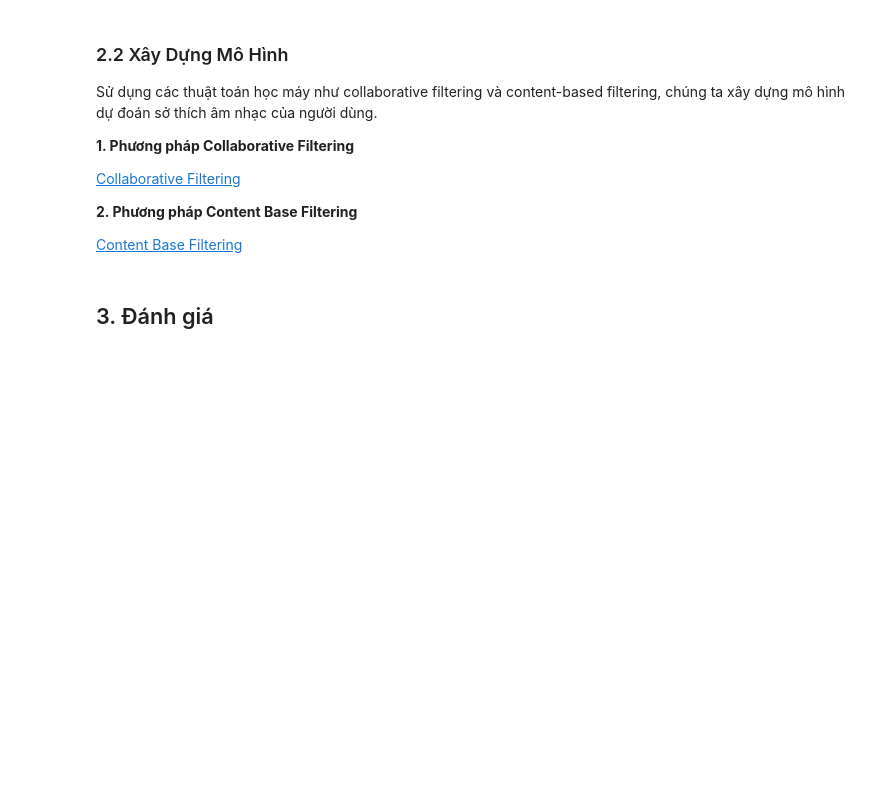
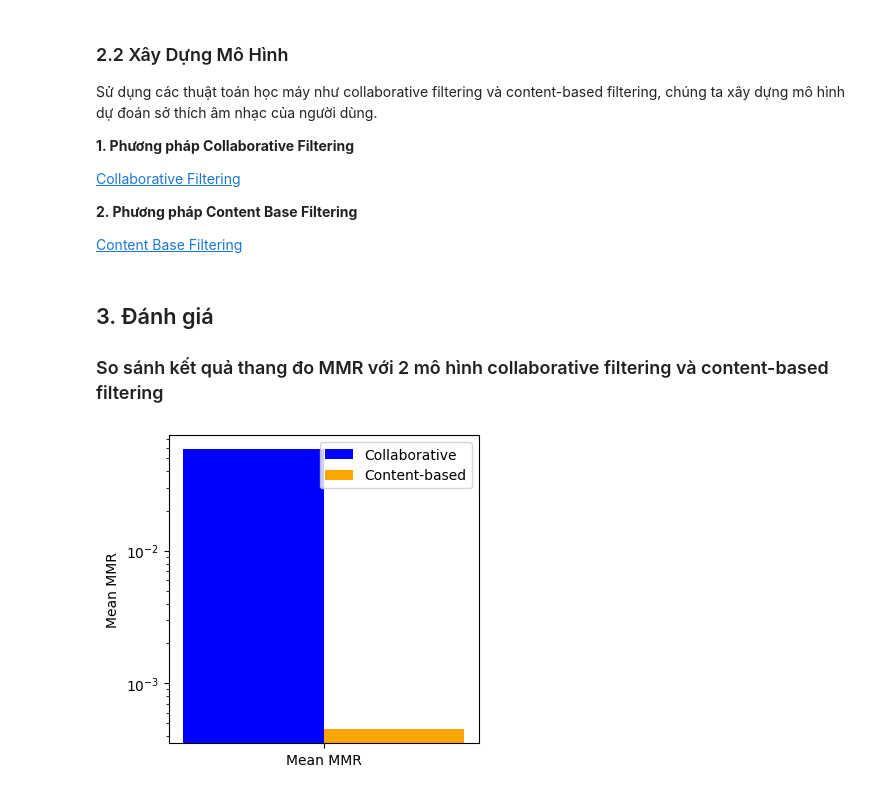
Before and after one commit to Minh-19102/machine_learning_trailblazer, a Jupyter notebook: src/main.ipynb, the cells around one changed output. Cells and saved outputs as stored; diff of their text form; code cells hidden in the pictures; blank space fills up the shorter version.

```diff
--- a/src/main.ipynb
+++ b/src/main.ipynb
@@ -198,3 +198,29 @@ Sử dụng các thuật toán học máy như collaborative filtering và conte
 [Content Base Filtering](./handle/content-based_sys_demo.ipynb)
 # %% [markdown]
 ## 3. Đánh giá
+### So sánh kết quả thang đo MMR với 2 mô hình collaborative filtering và content-based filtering
+# %%
+import numpy as np
+import matplotlib.pyplot as plt
+
+X = ['Mean MMR']
+CollabMMR = [0.058558395596120964]
+ContenMMR = [0.0004484145099217061]
+X_axis = np.arange(len(X))
+
+fig, ax = plt.subplots(figsize=(4, 4))  # Adjust the figure size
+
+bar_width = 0.4  # Adjust the width of the bars
+
+# Use a single bar plot with different colors for each bar
+ax.bar(X_axis - bar_width/2, CollabMMR, bar_width, label='Collaborative', color='blue')
+ax.bar(X_axis + bar_width/2, ContenMMR, bar_width, label='Content-based', color='orange')
+
+ax.set_xticks(X_axis)
+ax.set_xticklabels(X)
+ax.set_ylabel("Mean MMR")
+ax.set_yscale('log')
+ax.legend()
+plt.show()
+# %% [output]
+[figure, added]
```
Also changed, not shown: 2 other files.
